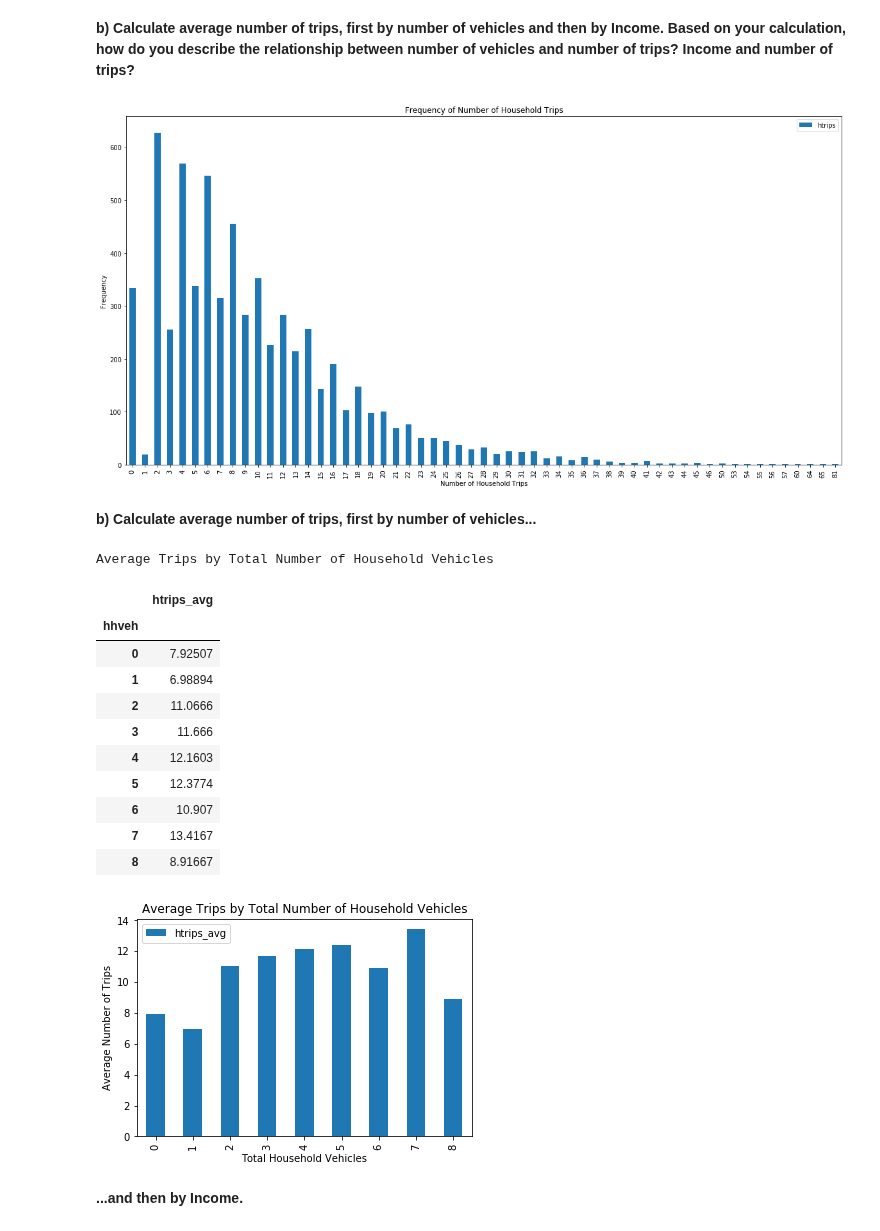
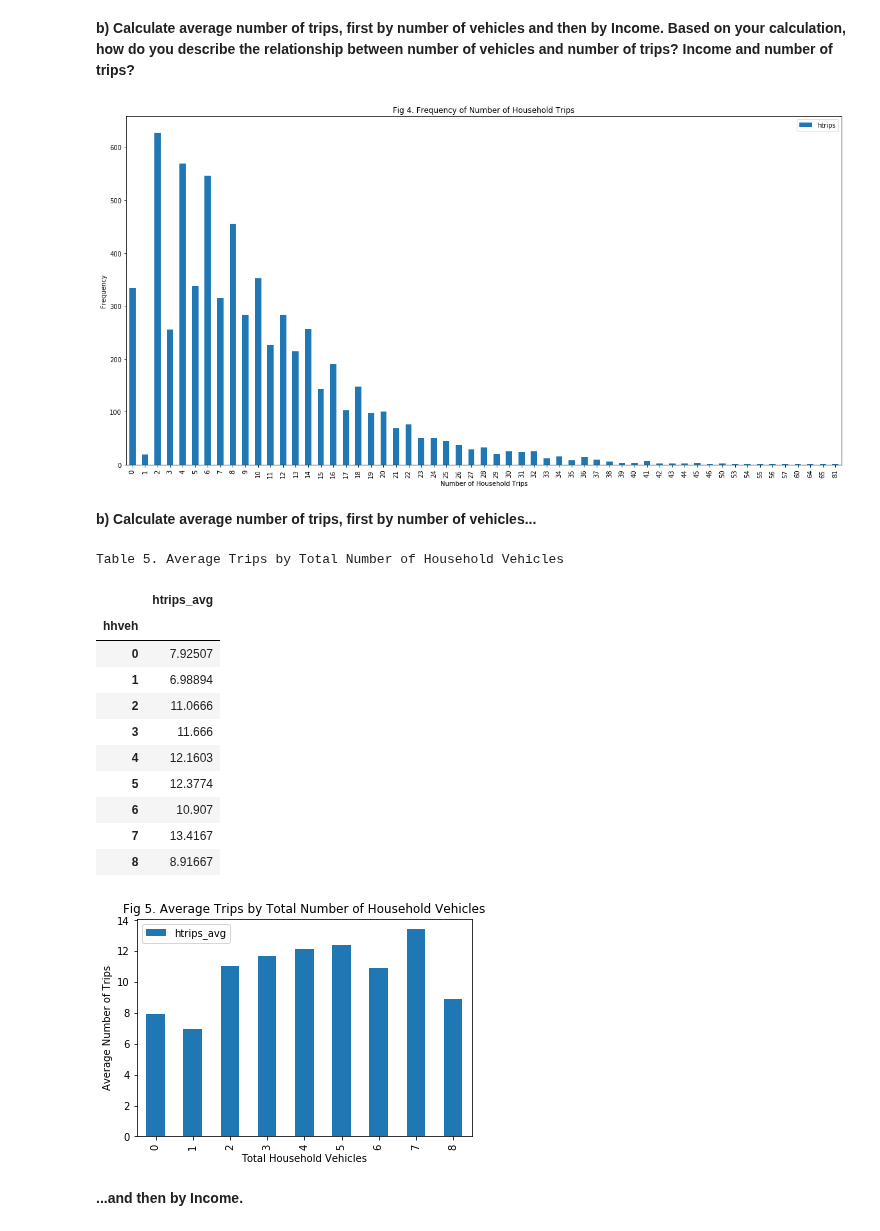
Before and after one commit to saashimi/USP_587, a Jupyter notebook: hw1.ipynb, the cells around one changed output. Drawn from its saved outputs; the diff is of its cells as text; code cells hidden in the pictures.

```diff
--- a/hw1.ipynb
+++ b/hw1.ipynb
@@ -136,20 +136,20 @@ __b) Calculate average number of trips, first by number of vehicles and then by
 #1b
 grouped = df_veh.groupby(['htrips'])['htrips'].count().to_frame()
 grouped.plot.bar(figsize=(20,10));
-plt.title('Frequency of Number of Household Trips')
+plt.title('Fig 4. Frequency of Number of Household Trips')
 plt.ylabel('Frequency');
 plt.xlabel('Number of Household Trips');
 # %% [output]
-[figure, old version]
+[figure, new version]
 # %% [markdown]
 __b) Calculate average number of trips, first by number of vehicles...__
 # %%
 df_veh1 = df.groupby(['hhveh'])['htrips'].mean().to_frame(
     'htrips_avg')
 df_veh1.style.set_caption(
-    'Average Trips by Total Number of Household Vehicles')
+    'Table 5. Average Trips by Total Number of Household Vehicles')
 # %% [output]
-Average Trips by Total Number of Household Vehicles
+Table 5. Average Trips by Total Number of Household Vehicles
 |  | htrips_avg |
 | hhveh |  |
 | 0 | 7.92507 |
@@ -163,11 +163,11 @@ Average Trips by Total Number of Household Vehicles
 | 8 | 8.91667 |
 # %%
 df_veh1.plot.bar();
-plt.title('Average Trips by Total Number of Household Vehicles');
+plt.title('Fig 5. Average Trips by Total Number of Household Vehicles');
 plt.xlabel('Total Household Vehicles');
 plt.ylabel('Average Number of Trips');
 # %% [output]
-[figure, old version]
+[figure, new version]
 # %% [markdown]
 __...and then by Income.__
 # %%
```
Also changed, not shown: parts of 16 cells of this notebook.
